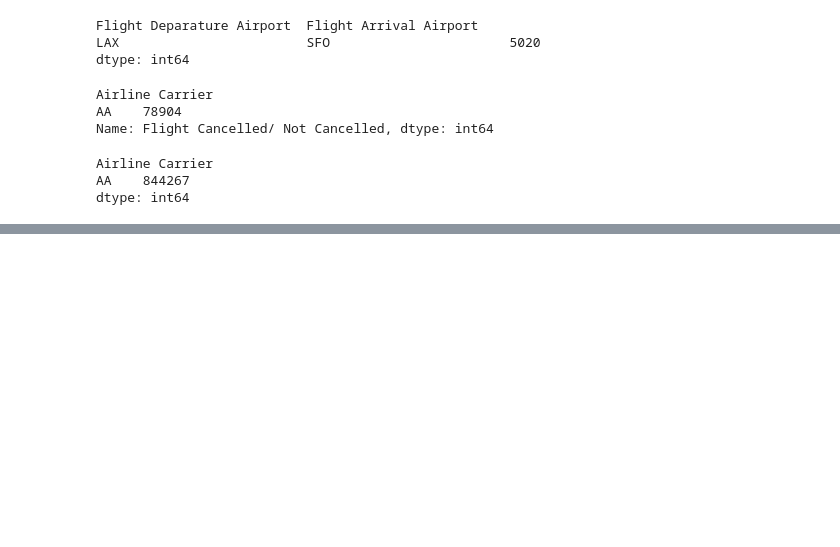
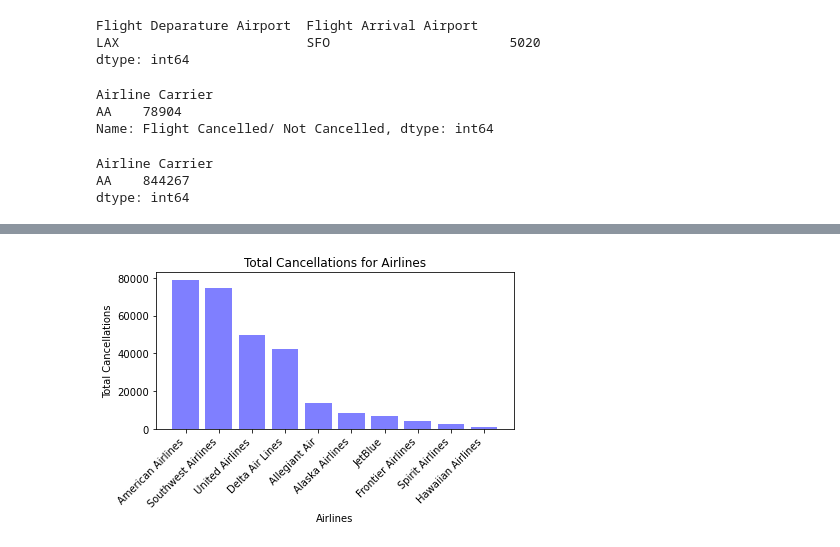
Before and after one commit to ushaakumaar/COVID19_Impacts_On_Business_And_Workforce_Trends, a Jupyter notebook: airlines.ipynb, the cells around one changed output, grey strips where cells are left out. Drawn from its saved outputs; the diff is of its cells as text; code cells hidden in the pictures; blank space fills up the shorter version.

```diff
--- a/airlines.ipynb
+++ b/airlines.ipynb
@@ -268,0 +228,43 @@ plt.show()
+# %%
+plot_airlines_df = airlines_cancel_count_df.sort_values(ascending=False)
+plot_airlines_df = plot_airlines_df.reset_index()
+top_15_cancel_airlines_df = plot_airlines_df
+
+airlines_dict = {
+    "AA" : "American Airlines",
+    "AS" : "Alaska Airlines",
+    "B6" : "JetBlue",
+    "DL" : "Delta Air Lines",
+    "F9" : "Frontier Airlines",
+    "G4" : "Allegiant Air",
+    "HA" : "Hawaiian Airlines",
+    "NK" : "Spirit Airlines",
+    "UA" : "United Airlines",
+    "WN" : "Southwest Airlines"}
+
+airlines = []
+for airline in top_15_cancel_airlines_df["Airline Carrier"]:
+    airlines.append(airlines_dict.get(airline))
+
+# Set the x and y axis
+x_axis = airlines
+y_axis = top_15_cancel_airlines_df["Flight Cancelled/ Not Cancelled"]
+
+# Generate bar plot
+plt.bar(x_axis, y_axis, color="blue", alpha=0.5, align="center")
+
+# Set the orientation of the x axis labels to vertical
+plt.xticks(rotation=45, ha="right")
+
+# Set x axis and y axis labels and title of plot
+plt.xlabel("Airlines")
+plt.ylabel("Total Cancellations")
+plt.title("Total Cancellations for Airlines")
+
+# Save and display the plot
+plt.tight_layout()
+plot_file_path = os.path.join("Images","airlines_cancellations_bar.png")
+plt.savefig(plot_file_path)
+plt.show()
+# %% [output]
+[figure, added]
```
Also changed, not shown: parts of 2 cells of this notebook.
